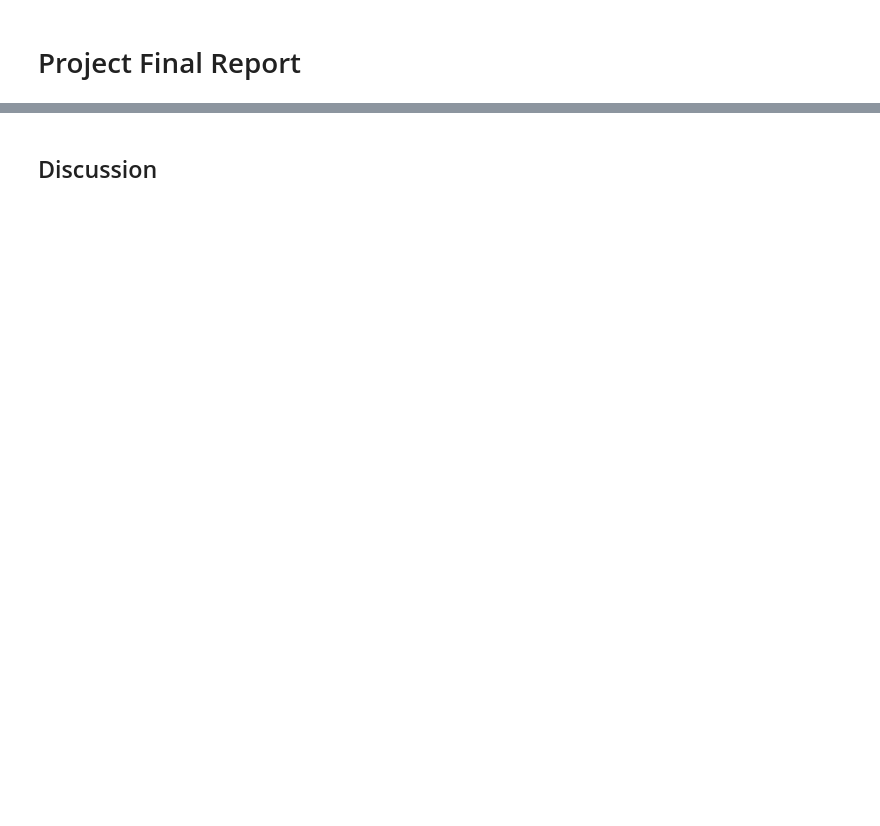
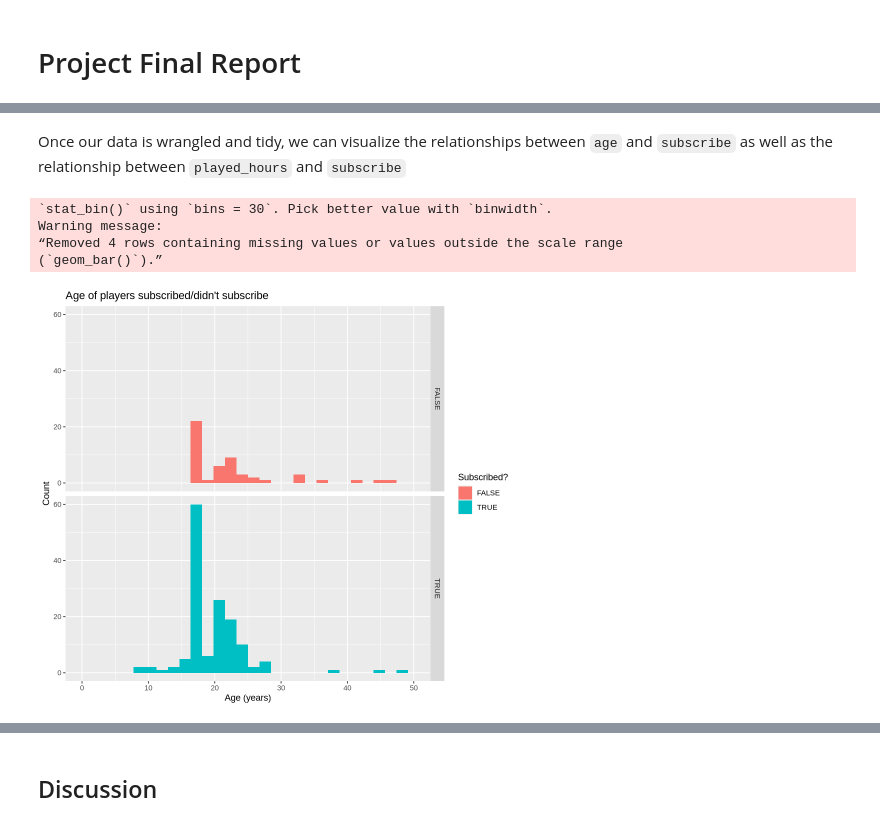
Before and after one commit to ckwok07/DSCI-100-Project-Final-Report, a Jupyter notebook: Project_Final_Report.ipynb, the cells around one changed output, grey strips where cells are left out. Cells and saved outputs as stored; diff of their text form; code cells hidden in the pictures; blank space fills up the shorter version.

```diff
--- a/Project_Final_Report.ipynb
+++ b/Project_Final_Report.ipynb
@@ -116,0 +148,20 @@ A spec_tbl_df: 0 × 9
+# %% [markdown]
+Once our data is wrangled and tidy, we can visualize the relationships between `age` and `subscribe` as well as the relationship between `played_hours` and `subscribe`
+# %%
+options(repr.plot.width = 8, repr.plot.height = 7)
+
+# Histogram visualization of the relationship between age and subscribe
+players_age_subscribe_plot <- players |>
+    ggplot(aes(x = Age, fill = subscribe)) +
+    geom_histogram() +
+    facet_grid(rows = vars(subscribe)) +
+    labs(title = "Age of players subscribed/didn't subscribe", x = "Age (years)" , y = "Count", fill = "Subscribed?") +
+    xlim(c(0, 50)) +
+    ylim(c(0,60))
+players_age_subscribe_plot
+# %% [output]
+`stat_bin()` using `bins = 30`. Pick better value with `binwidth`.
+Warning message:
+“Removed 4 rows containing missing values or values outside the scale range
+(`geom_bar()`).”
+[figure, added]
```
Also changed, not shown: parts of 18 cells of this notebook.
